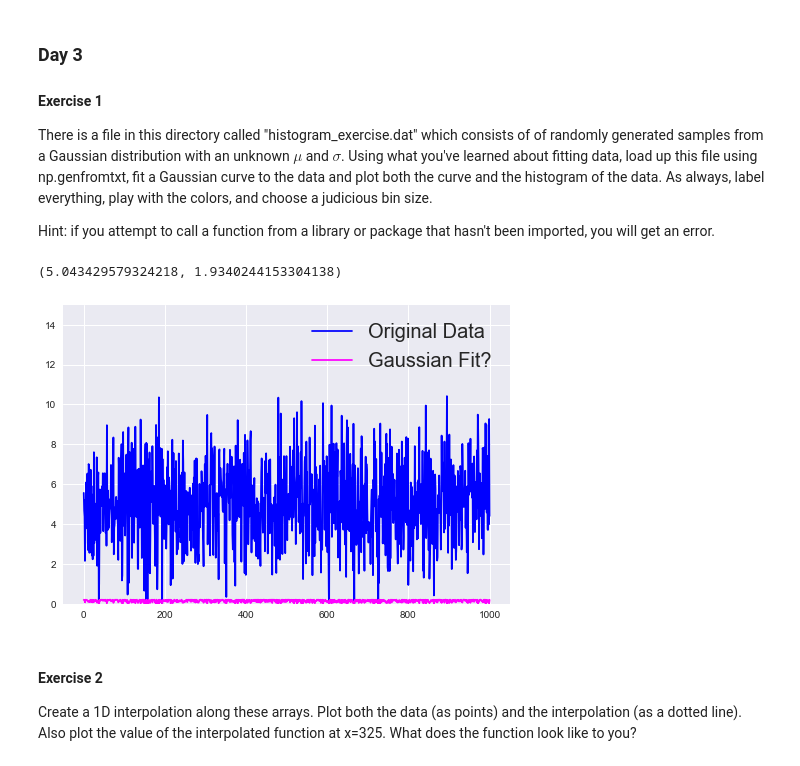
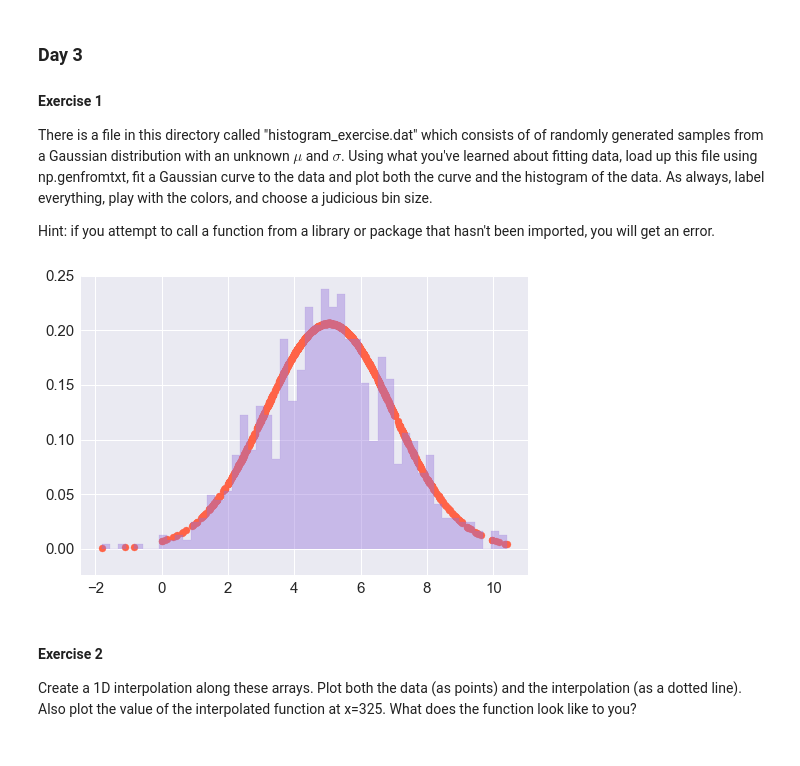
Before and after one commit to UTAustinTAURUS/day-1-exercises-linaflorez, a Jupyter notebook: Exercises_(Lina).ipynb, the cells around one changed output. Drawn from its saved outputs; the diff is of its cells as text; code cells hidden in the pictures.

```diff
--- a/Exercises_(Lina).ipynb
+++ b/Exercises_(Lina).ipynb
@@ -153,20 +153,14 @@ Hint: if you attempt to call a function from a library or package that hasn't be
 # %%
 from scipy.stats import norm
 
 data = np.genfromtxt("histogram_exercise.dat")
-x_ = np.linspace(0,len(data), len(data))
-
 mu, sigma = norm.fit(data)
 pdf = norm.pdf(data, mu, sigma)
-plt.plot(x_, data, c = "blue", label = "Original Data")
-plt.plot(x_, pdf, c = "magenta", label = "Gaussian Fit?")
-plt.legend(loc = "best", prop = {"size": 20})
-plt.ylim(0,15)
-
-mu, sigma
+plt.scatter(data,pdf, color = "tomato")
+plt.hist(data, bins=50, color='mediumpurple', alpha=0.4, normed=True, fill=True, histtype='step')[2]
+plt.tick_params("both", labelsize = 15)
 # %% [output]
-(5.043429579324218, 1.9340244153304138)
-[figure, old version]
+[figure, new version]
 # %% [markdown]
 #### Exercise 2
 
```
Also changed, not shown: parts of 6 cells of this notebook.
